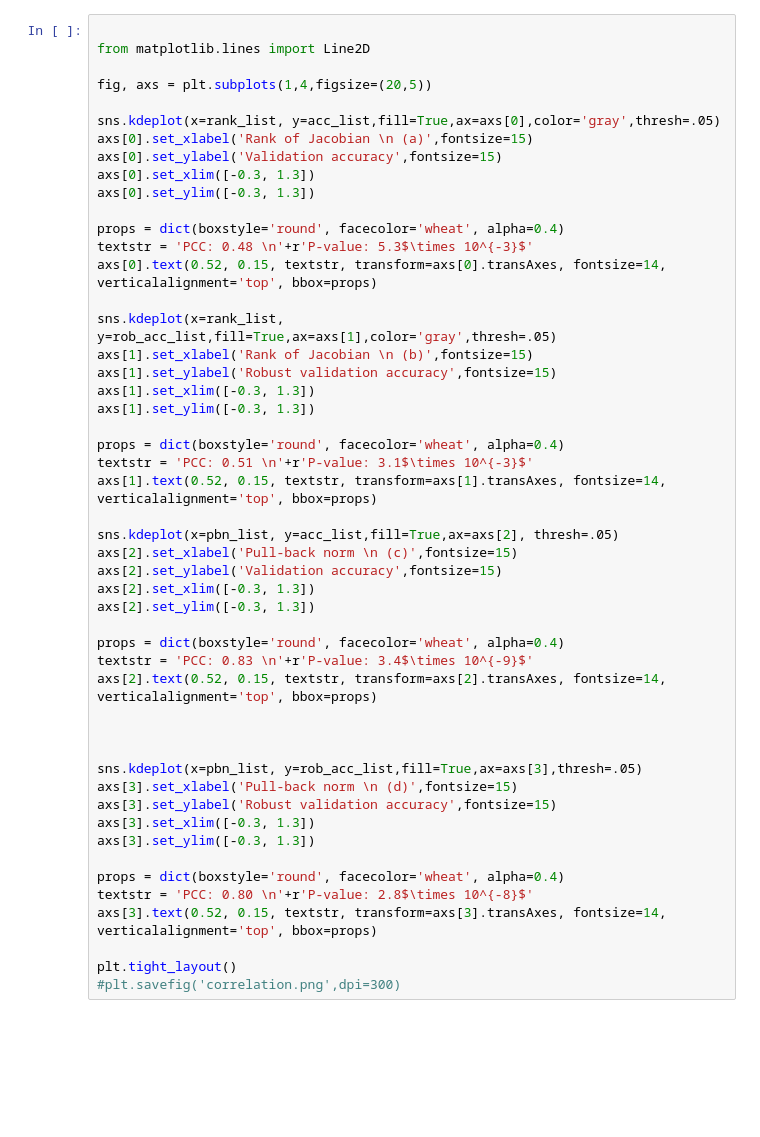
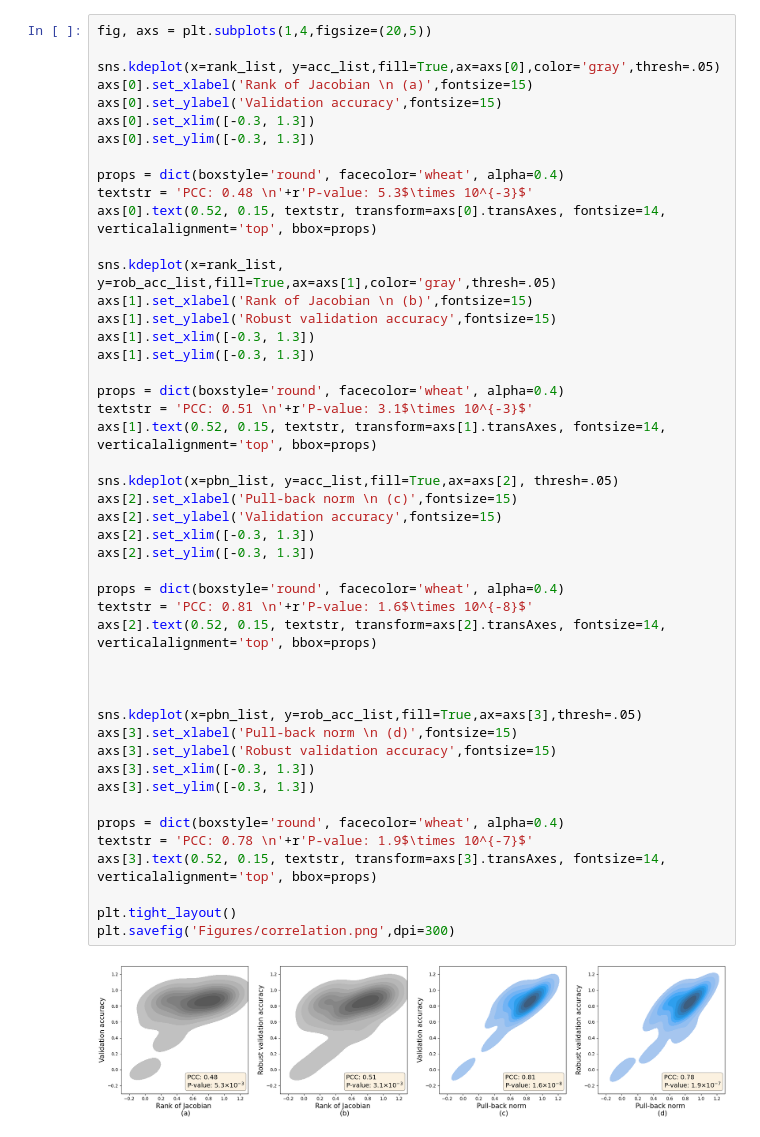
Before and after one commit to shuangliang15/pullback-geometry-persistent-homology, a Jupyter notebook: Selecting-hyperparameters/experiments.ipynb, the cells around one changed output. Drawn from its saved outputs; the diff is of its cells as text; blank space fills up the shorter version.

```diff
--- a/Selecting-hyperparameters/experiments.ipynb
+++ b/Selecting-hyperparameters/experiments.ipynb
@@ -527,7 +562,4 @@ print(correlation_coeff, p_value)
 # %%
-
-from matplotlib.lines import Line2D
-
 fig, axs = plt.subplots(1,4,figsize=(20,5))
 
 sns.kdeplot(x=rank_list, y=acc_list,fill=True,ax=axs[0],color='gray',thresh=.05)
@@ -544,34 +576,36 @@ sns.kdeplot(x=rank_list, y=rob_acc_list,fill=True,ax=axs[1],color='gray',thresh=
 axs[1].set_xlabel('Rank of Jacobian \n (b)',fontsize=15)
 axs[1].set_ylabel('Robust validation accuracy',fontsize=15)
 axs[1].set_xlim([-0.3, 1.3])
 axs[1].set_ylim([-0.3, 1.3])
 
 props = dict(boxstyle='round', facecolor='wheat', alpha=0.4)
 textstr = 'PCC: 0.51 \n'+r'P-value: 3.1$\times 10^{-3}$'
 axs[1].text(0.52, 0.15, textstr, transform=axs[1].transAxes, fontsize=14, verticalalignment='top', bbox=props)
 
 sns.kdeplot(x=pbn_list, y=acc_list,fill=True,ax=axs[2], thresh=.05)
 axs[2].set_xlabel('Pull-back norm \n (c)',fontsize=15)
 axs[2].set_ylabel('Validation accuracy',fontsize=15)
 axs[2].set_xlim([-0.3, 1.3])
 axs[2].set_ylim([-0.3, 1.3])
 
 props = dict(boxstyle='round', facecolor='wheat', alpha=0.4)
-textstr = 'PCC: 0.83 \n'+r'P-value: 3.4$\times 10^{-9}$'
+textstr = 'PCC: 0.81 \n'+r'P-value: 1.6$\times 10^{-8}$'
 axs[2].text(0.52, 0.15, textstr, transform=axs[2].transAxes, fontsize=14, verticalalignment='top', bbox=props)
 
 
 
 sns.kdeplot(x=pbn_list, y=rob_acc_list,fill=True,ax=axs[3],thresh=.05)
 axs[3].set_xlabel('Pull-back norm \n (d)',fontsize=15)
 axs[3].set_ylabel('Robust validation accuracy',fontsize=15)
 axs[3].set_xlim([-0.3, 1.3])
 axs[3].set_ylim([-0.3, 1.3])
 
 props = dict(boxstyle='round', facecolor='wheat', alpha=0.4)
-textstr = 'PCC: 0.80 \n'+r'P-value: 2.8$\times 10^{-8}$'
+textstr = 'PCC: 0.78 \n'+r'P-value: 1.9$\times 10^{-7}$'
 axs[3].text(0.52, 0.15, textstr, transform=axs[3].transAxes, fontsize=14, verticalalignment='top', bbox=props)
 
 plt.tight_layout()
-#plt.savefig('correlation.png',dpi=300)
+plt.savefig('Figures/correlation.png',dpi=300)
+# %% [output]
+[figure, added]
 # %%
```
Also changed, not shown: parts of 19 cells of this notebook, 14 other files.
